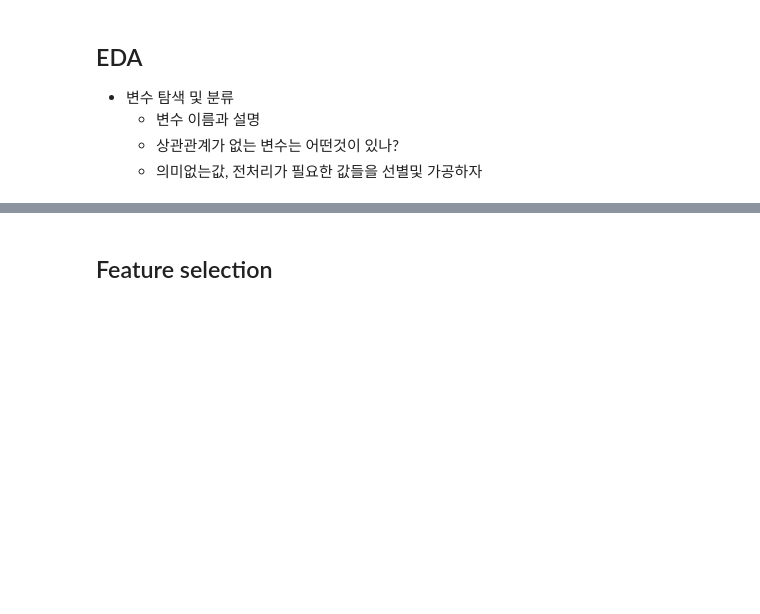
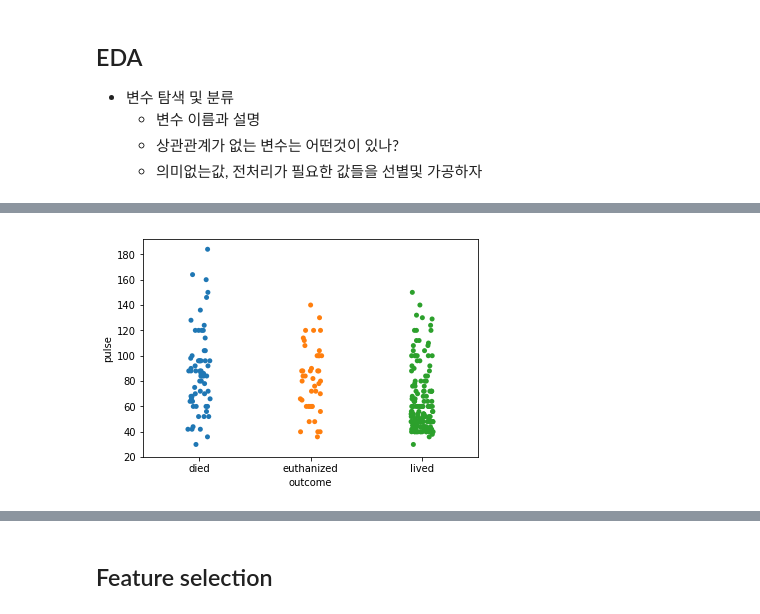
Before and after one commit to sooooner/horse_colic, a Jupyter notebook: horse-colic.ipynb, the cells around one changed output, grey strips where cells are left out. Cells and saved outputs as stored; diff of their text form; code cells hidden in the pictures; blank space fills up the shorter version.

```diff
--- a/horse-colic.ipynb
+++ b/horse-colic.ipynb
@@ -258,0 +138,5 @@ df.tail()
+# %%
+sns.stripplot("outcome", "pulse", data=df, jitter=True)
+plt.show()
+# %% [output]
+[figure, added]
```
Also changed, not shown: parts of 76 cells of this notebook.
